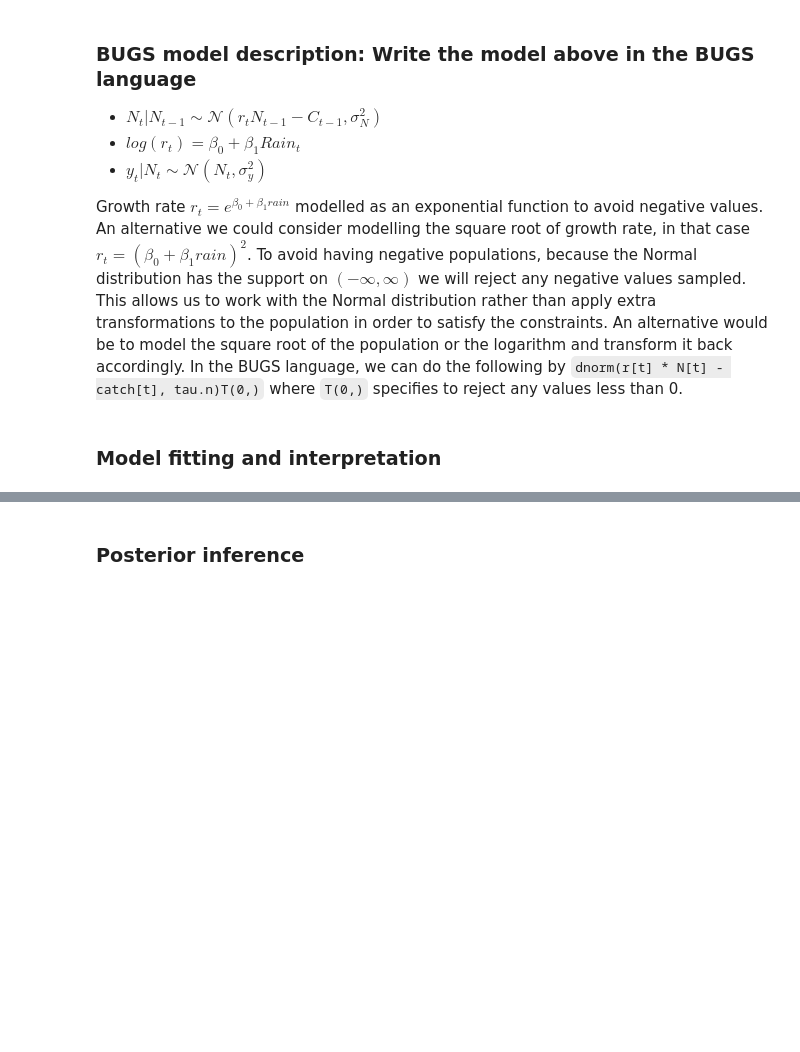
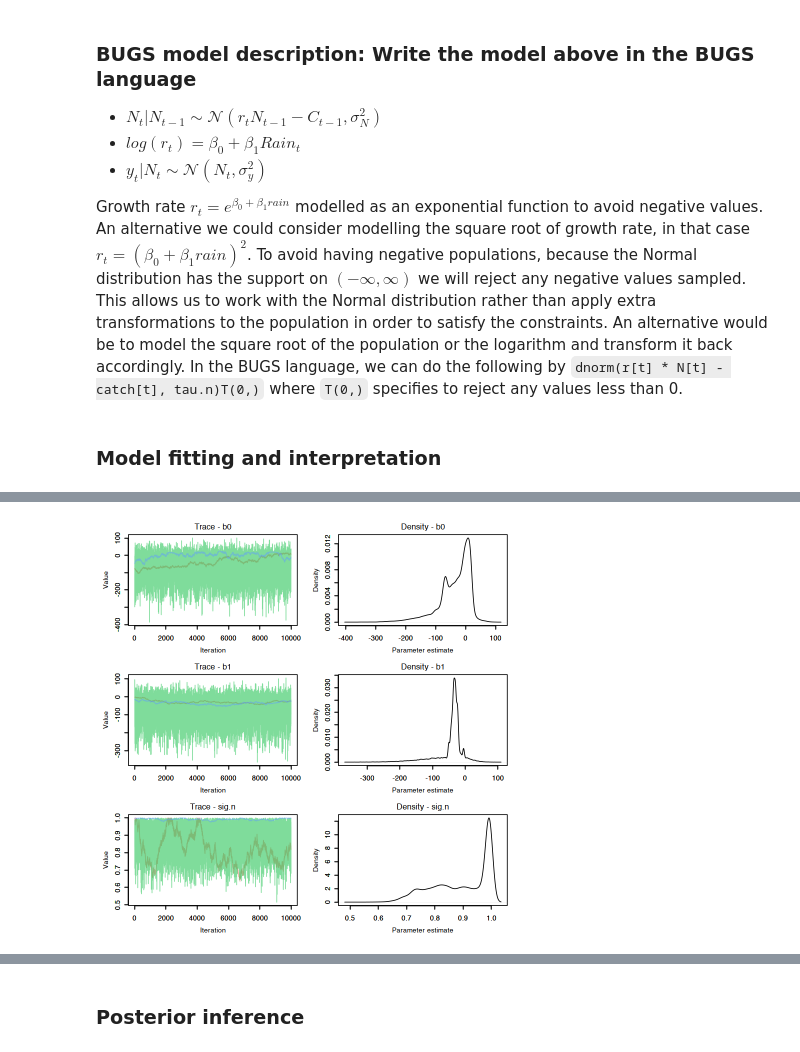
Before and after one commit to erikseulean/wildlife, a Jupyter notebook: Assignment2.ipynb, the cells around one changed output, grey strips where cells are left out. Cells and saved outputs as stored; diff of their text form; code cells hidden in the pictures; blank space fills up the shorter version.

```diff
--- a/Assignment2.ipynb
+++ b/Assignment2.ipynb
@@ -36,7 +34,7 @@ data("wildebeest")
 # %%
 # Backfill missing data
 non_na_indices = which(!is.na(wildebeest$Nhat))
-wildebeest <- na.locf(wildebeest, fromLast=T)
+#wildebeest <- na.locf(wildebeest, fromLast=T)
 # %% [markdown]
 Before we apply the modelling in the BUGS language, we will validate below if the exponential model is suitable to model the growth rate as a function of rain. This comes with a caveat because we have missing data that was backfilled previously. Regardless of this, we will still run an analysis to check the dependence between rain and growth rate.
 
@@ -309,0 +130,91 @@ formatted_params = formattable(
+# %%
+# Years we want to project forward
+projection <- 5
+
+# Passing in parameters from dataset
+model_parameters <- list(
+  # Vector of rain quantity observed each year
+  # plus extra values for projection
+  rain = c(wildebeest$rain,rep(mean(wildebeest$rain), projection)),
+  # Catch - the amount harvested (or illegal poaching)
+  # that happened on the wildebeest population including
+  # values for the projection.
+  catch = c(wildebeest$Catch,rep(0.04, projection)),
+  # Vector of population observations
+  # We need to consider a logarithm transformation
+  # as the model is modelling the logarithm of the counts
+  # in order to avoid negative values
+  y = c(wildebeest$Nhat, rep(NA,projection)),
+  # Number of years to include in the simulation
+  # Each sample will contain nyrs of data
+  nyrs = nrow(wildebeest) + projection,
+  # Initial population estimate
+  # We use the logarithm of the initial population
+  # when the surveillance of the population started
+  N1 = wildebeest$Nhat[2],
+  # precision for the observation process
+  tau.y = c(wildebeest$sehat^(-2), sample(wildebeest$sehat^(-2), projection)),
+  # indices for which the Nhat column in the wildebeest dataset has value
+  non_na_indices = non_na_indices
+)
+
+
+# Initial values
+# For b0, b1 and sig.n, we will generate randomly
+# values to make sure that multiple chains are not
+# starting from the same initial configuration.
+initial_values <- function() {
+  list(
+    b0 = runif(1, -3, 3),
+    b1 = runif(1, -3, 3),
+    sig.n = runif(1, 0, 1),
+    N = c(wildebeest$Nhat, rep(NA, projection))
+  )
+}
+
+# Parameters that we want to monitor from the model
+# b0, b1, sig.n and sig.y will be monitored to see if the
+# chains converge to the posterior distribution while N.est
+# y.est will be used to draw conclusions.
+monitored_parameters <- c("b0", "b1", "sig.n", "N")
+
+# Number of chains that we want to run
+nc <- 3
+# Number of iterations for burn-in. These
+# iteration will be discarded before considering
+# summaries or chain convergence diagnostics.
+nb <- 100000
+# Total number of iterations to run the chain.
+# We started with smaller samples and increased
+# the values until we got to some satisfactory
+# effective sample sizes for the parameters of
+# interest.
+ni <- 100000 + nb
+
+# Number of thinning samples. This is set to 10
+# because a thinning of 1 shows a very high level
+# of autocorrelation for all 4 parameters of interest.
+# With a thinning of 10, only sig.y has autocorrelation.
+nt <- 10
+
+# Start the MCMC algorithm with the parameters provided
+out <- jags(
+    data = model_parameters,
+    inits = initial_values,
+    parameters.to.save = monitored_parameters,
+    model.file = "project2.txt",
+    n.chains = nc,
+    n.iter = ni,
+    n.burnin = nb,
+    n.thin = nt
+)
+
+# Draw trace plots and density plots for the monitored parameters
+MCMCtrace(
+    out,                                 # the fitted model
+    params = monitored_parameters[1:4],  # out parameters of interest
+    iter = ni,                           # plot all iterations
+    pdf = FALSE,                         # don't write to a PDF
+    ind = FALSE                          # chain specific densities
+)
+# %% [output]
@@ -309,0 +238 @@ formatted_params = formattable(
+[figure, added]
```
Also changed, not shown: parts of 38 cells of this notebook, 5 other files.
